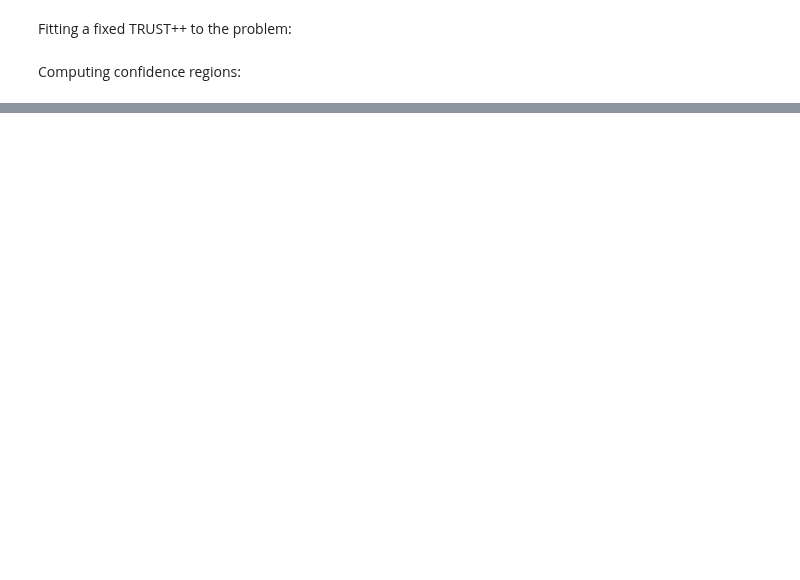
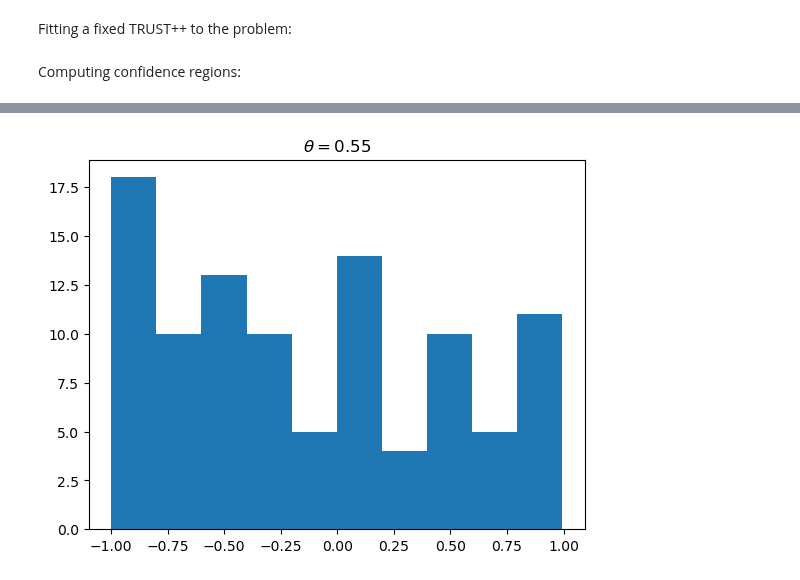
Before and after one commit to Monoxido45/CSI, a Jupyter notebook: experiments/lfi_tests.ipynb, the cells around one changed output, grey strips where cells are left out. Saved outputs shown, nothing was run; the diff lists cells and outputs as text; code cells hidden in the pictures; blank space fills up the shorter version.

```diff
--- a/experiments/lfi_tests.ipynb
+++ b/experiments/lfi_tests.ipynb
@@ -338,0 +346,6 @@ array([-0.1148708,  0.8162369, -0.8814423, -0.7390032,  0.7132186],
+# %%
+plt.hist(X_alt)
+plt.title(r"$\theta = 0.55$")
+plt.show()
+# %% [output]
+[figure, added]
```
Also changed, not shown: parts of 26 cells of this notebook, 1 other file.
